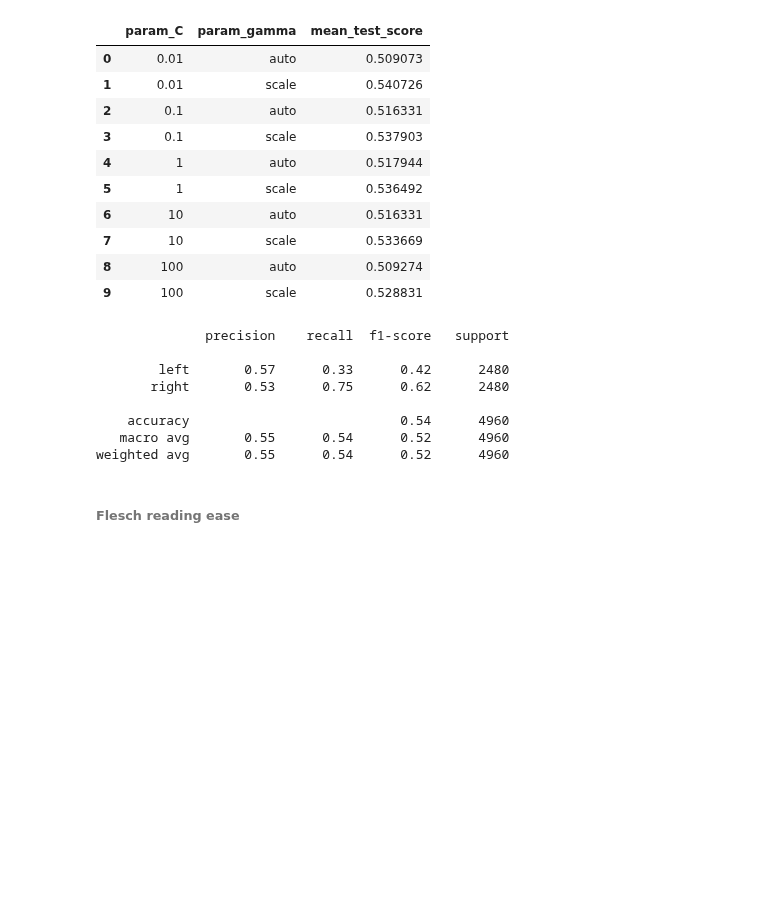
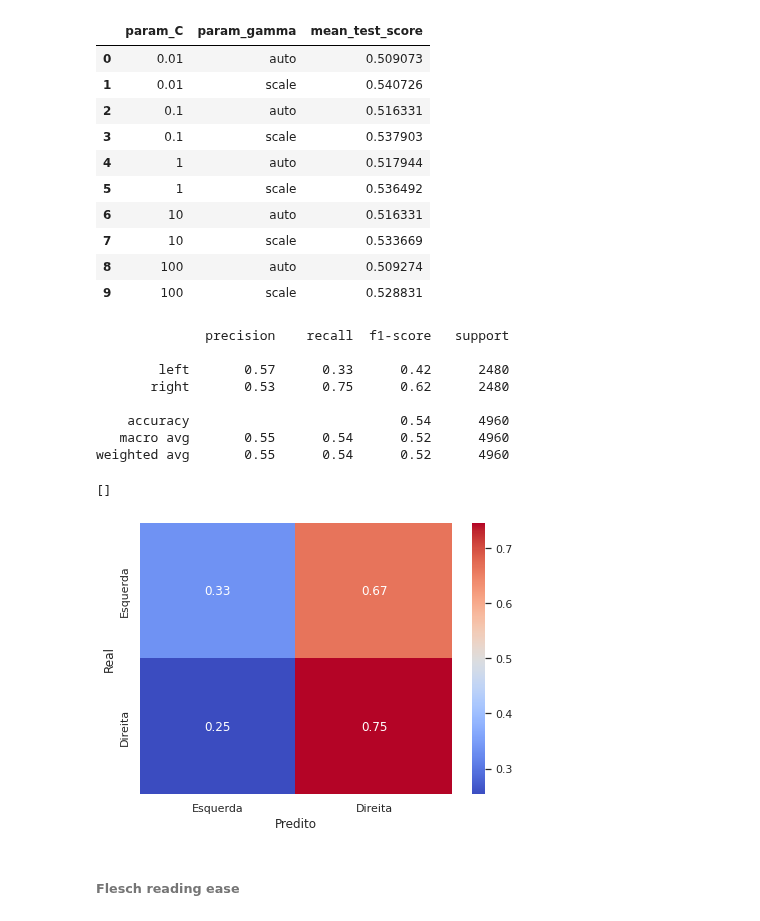
Before and after one commit to ldocarvalho/portals-bias, a Jupyter notebook: portals_bias.ipynb, the cells around one changed output. Cells and saved outputs as stored; diff of their text form; code cells hidden in the pictures; blank space fills up the shorter version.

Commit message:
Confusion matrices for classification tasks

```diff
--- a/portals_bias.ipynb
+++ b/portals_bias.ipynb
@@ -309,6 +317,19 @@ print(classification_report(original_class, predicted_class))
     accuracy                           0.54      4960
    macro avg       0.55      0.54      0.52      4960
 weighted avg       0.55      0.54      0.52      4960
+# %%
+labels_class = ['Esquerda', 'Direita']
+data = confusion_matrix(original_class, predicted_class, normalize='true')
+df_cm = pd.DataFrame(data, columns=labels_class, index=labels_class)
+df_cm.index.name = 'Real'
+df_cm.columns.name = 'Predito'
+plt.figure(figsize = (7,5))
+sns.set(font_scale=1.0)
+sns.heatmap(df_cm, annot=True, cmap='coolwarm', fmt=".2f")
+plt.plot()
+# %% [output]
+[]
+[figure, added]
 # %% [markdown]
 ###### Flesch reading ease
 # %%
```
Also changed, not shown: parts of 31 cells of this notebook.
